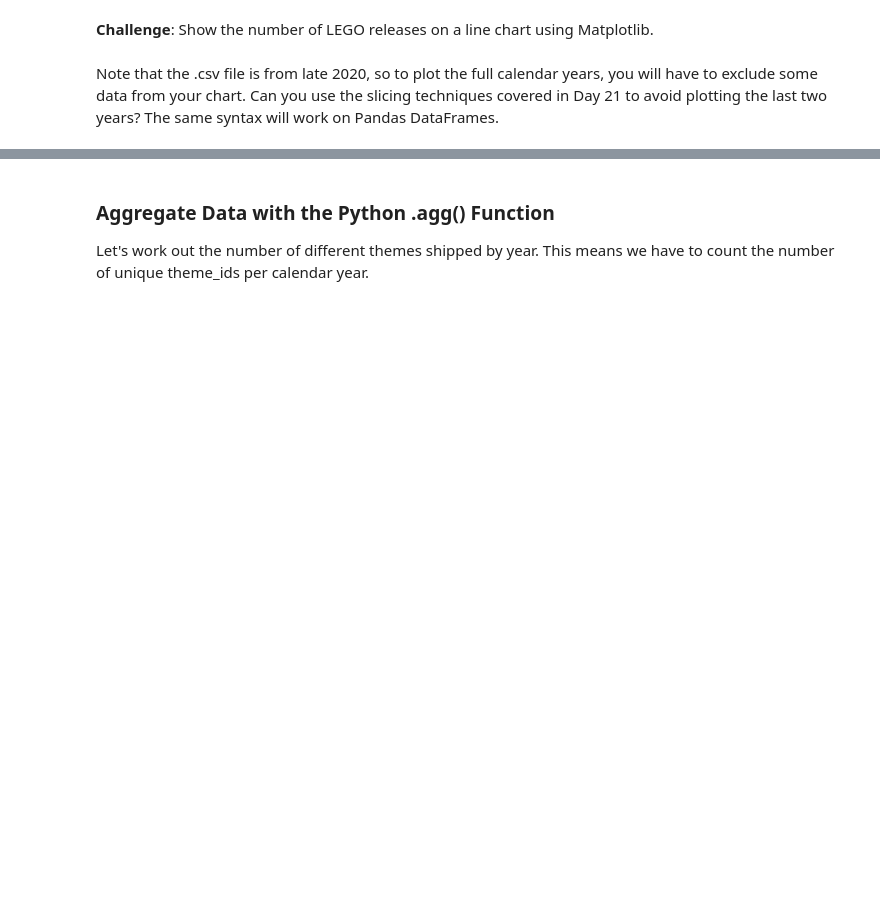
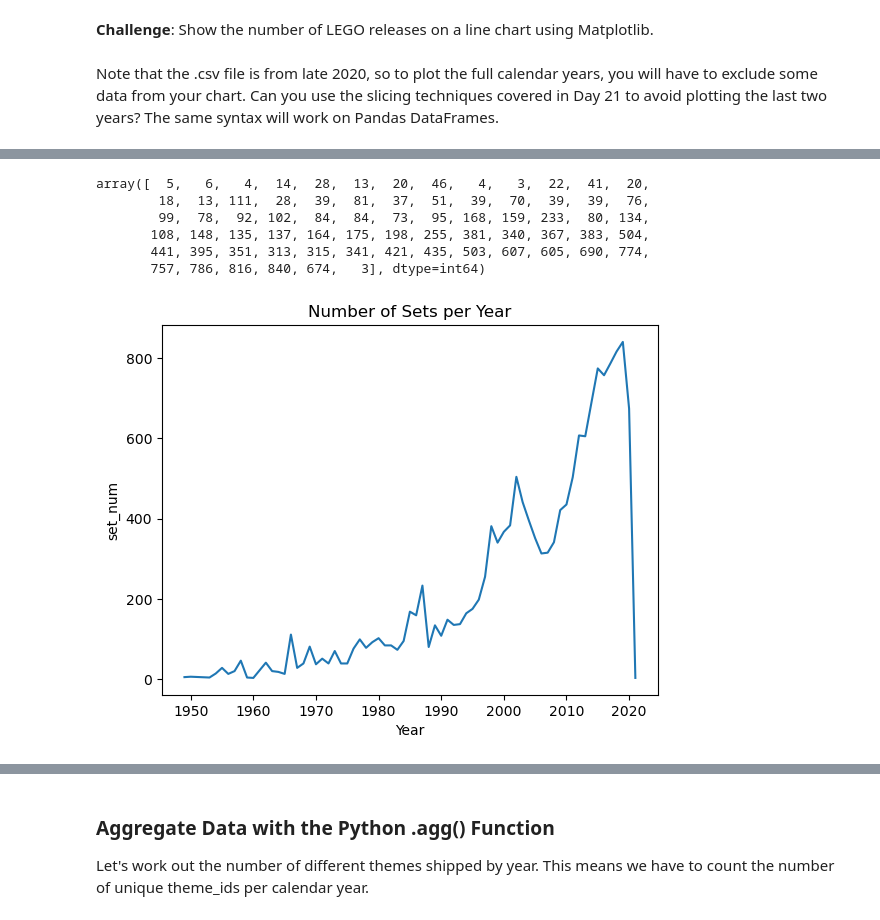
Before and after one commit to ImamSyabana/PythonDay16-100, a Jupyter notebook: Day 74/LEGO+Notebook+and+Data+(start)/Lego_Analysis_for_Course_(start).ipynb, the cells around one changed output, grey strips where cells are left out. Drawn from its saved outputs; the diff is of its cells as text; code cells hidden in the pictures; blank space fills up the shorter version.

```diff
--- a/Day 74/LEGO+Notebook+and+Data+(start)/Lego_Analysis_for_Course_(start).ipynb
+++ b/Day 74/LEGO+Notebook+and+Data+(start)/Lego_Analysis_for_Course_(start).ipynb
@@ -194,3 +195,6 @@ most_num_parts.head()
 | 221 | 10189-1 | Taj Mahal | 2008 | 673 | 5922 |
 # %% [markdown]
 **Challenge**: Use <code>.groupby()</code> and <code>.count()</code> to show the number of LEGO sets released year-on-year. How do the number of sets released in 1955 compare to the number of sets released in 2019?
+# %%
+sets_by_year = sets_df.groupby(by="year").count()
+sets_by_year["set_num"].head()
@@ -200,0 +223,22 @@ Note that the .csv file is from late 2020, so to plot the full calendar years, y
+# %%
+sets_by_year["set_num"].values
+# %% [output]
+array([  5,   6,   4,  14,  28,  13,  20,  46,   4,   3,  22,  41,  20,
+        18,  13, 111,  28,  39,  81,  37,  51,  39,  70,  39,  39,  76,
+        99,  78,  92, 102,  84,  84,  73,  95, 168, 159, 233,  80, 134,
+       108, 148, 135, 137, 164, 175, 198, 255, 381, 340, 367, 383, 504,
+       441, 395, 351, 313, 315, 341, 421, 435, 503, 607, 605, 690, 774,
+       757, 786, 816, 840, 674,   3], dtype=int64)
+# %%
+# Create the plot
+plt.plot(sets_by_year["set_num"].index, sets_by_year["set_num"].values)
+
+# Add labels and title (optional)
+plt.xlabel("Year")
+plt.ylabel("set_num")
+plt.title("Number of Sets per Year")
+
+# Display the plot
+plt.show()
+# %% [output]
+[figure, added]
```
Also changed, not shown: parts of 19 cells of this notebook.
